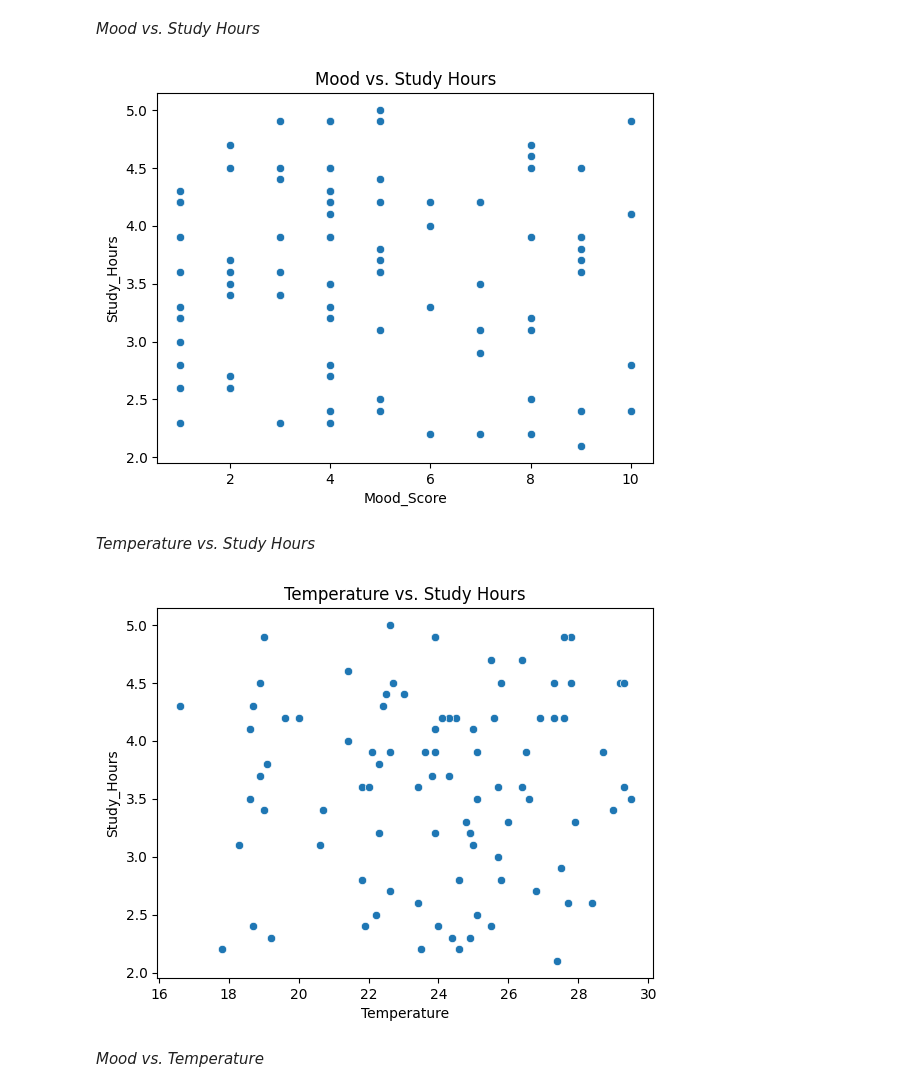
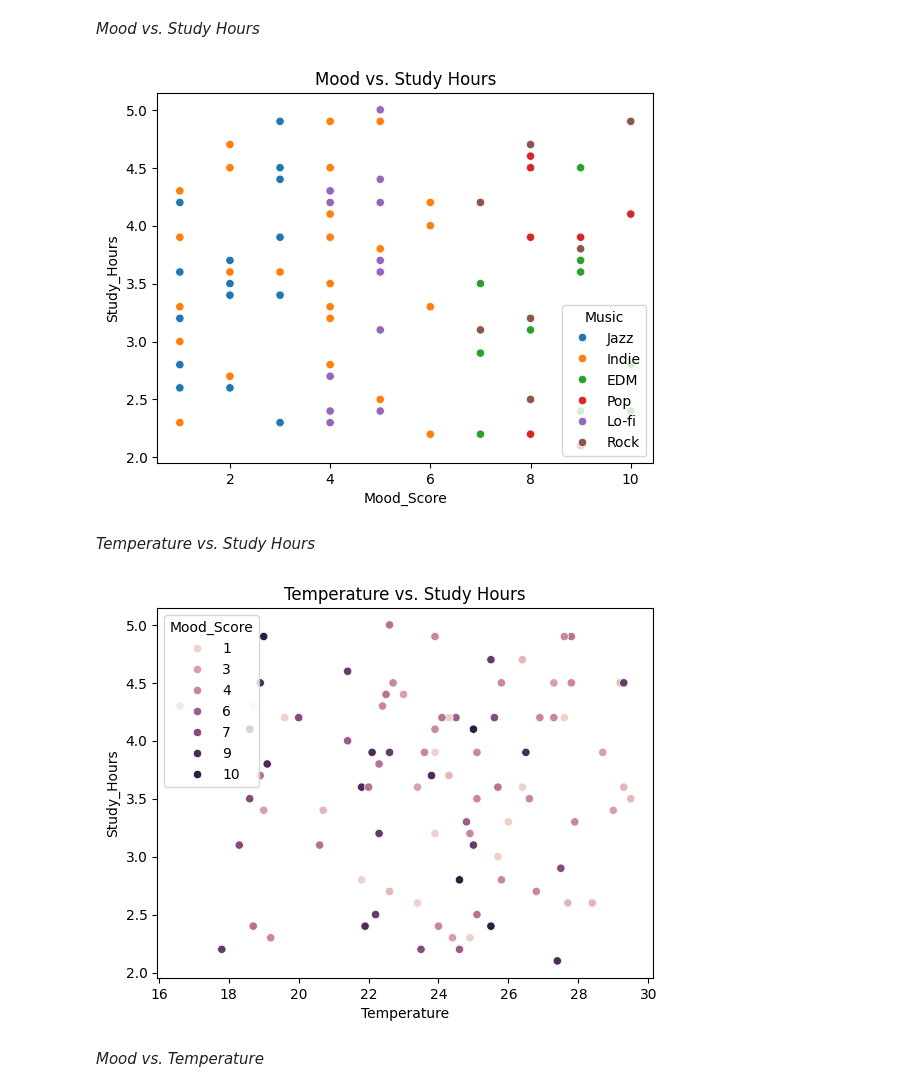
Before and after one commit to devin-ph/productivity-ananlysis-eda, a Jupyter notebook: notebooks/3.bivariate_analysis.ipynb, the cells around one changed output. Drawn from its saved outputs; the diff is of its cells as text; code cells hidden in the pictures.

```diff
--- a/notebooks/3.bivariate_analysis.ipynb
+++ b/notebooks/3.bivariate_analysis.ipynb
@@ -25,19 +25,19 @@ plt.show()
 # %% [markdown]
 *Mood vs. Study Hours*
 # %%
-ms_sh = sns.scatterplot(x='Mood_Score', y='Study_Hours', data=df)
+ms_sh = sns.scatterplot(x='Mood_Score', y='Study_Hours', hue='Music', data=df)
 ms_sh.set_title('Mood vs. Study Hours')
 plt.show()
 # %% [output]
-[figure, old version]
+[figure, new version]
 # %% [markdown]
 *Temperature vs. Study Hours*
 # %%
-t_sh = sns.scatterplot(x='Temperature', y='Study_Hours', data=df)
+t_sh = sns.scatterplot(x='Temperature', y='Study_Hours', hue='Mood_Score', data=df)
 t_sh.set_title('Temperature vs. Study Hours')
 plt.show()
 # %% [output]
-[figure, old version]
+[figure, new version]
 # %% [markdown]
 *Mood vs. Temperature*
 # %%
```
Also changed, not shown: parts of 1 cell of this notebook.
